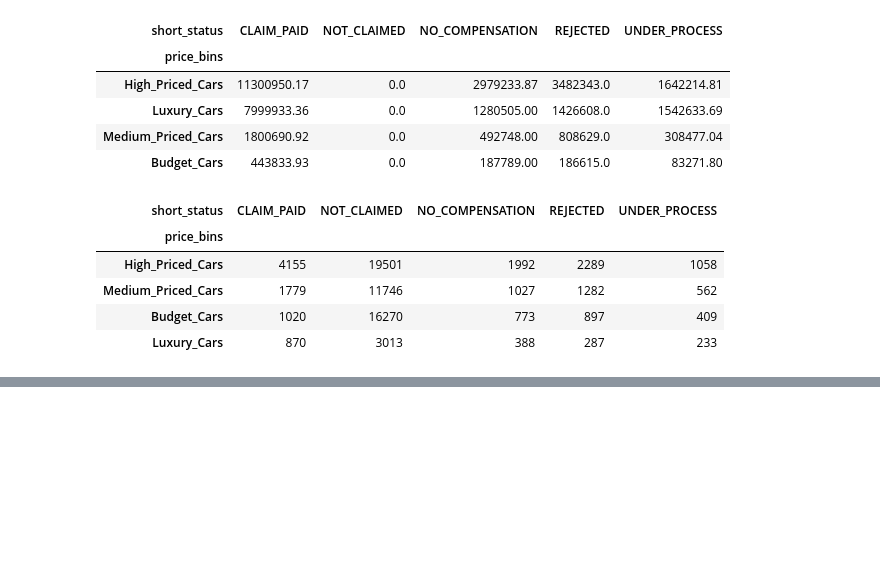
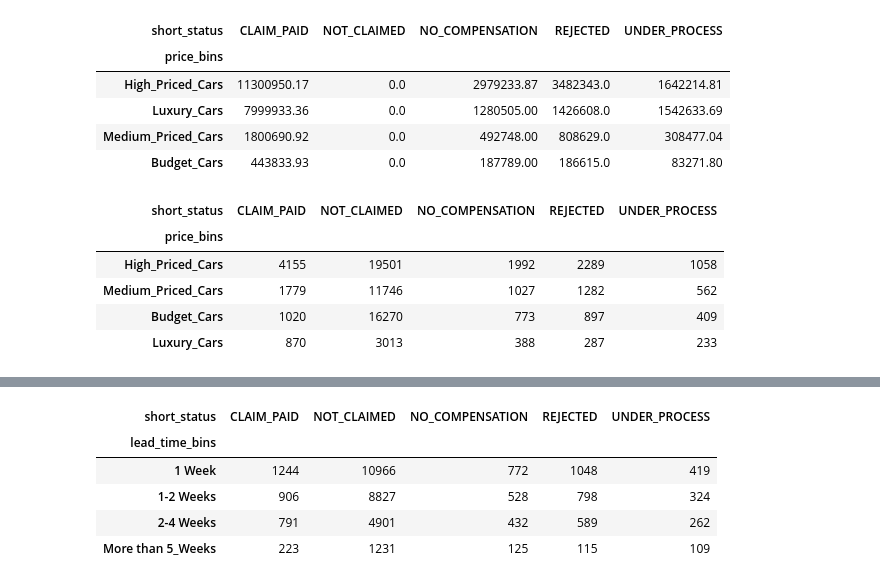
Before and after one commit to dileepsathyan/assignments, a Jupyter notebook: Vroom Virtusa/Vroom Virtusa Assignment.ipynb, the cells around one changed output, grey strips where cells are left out. Cells and saved outputs as stored; diff of their text form; code cells hidden in the pictures; blank space fills up the shorter version.

```diff
--- a/Vroom Virtusa/Vroom Virtusa Assignment.ipynb
+++ b/Vroom Virtusa/Vroom Virtusa Assignment.ipynb
@@ -1448,0 +1498,12 @@ wf_cnt_price.head(10)
+# %%
+wf_cnt_time = df_master.groupby(['lead_time_bins', 'short_status'])['car_id'].count().reset_index()
+wf_cnt_time = wf_cnt_time.pivot(index='lead_time_bins', columns='short_status', values='car_id')
+wf_cnt_time = wf_cnt_time.fillna(0).sort_values(by=['CLAIM_PAID', 'REJECTED'], ascending=False)
+wf_cnt_time.head(10)
+# %% [output]
+| short_status | CLAIM_PAID | NOT_CLAIMED | NO_COMPENSATION | REJECTED | UNDER_PROCESS |
+| lead_time_bins |  |  |  |  |  |
+| 1 Week | 1244 | 10966 | 772 | 1048 | 419 |
+| 1-2 Weeks | 906 | 8827 | 528 | 798 | 324 |
+| 2-4 Weeks | 791 | 4901 | 432 | 589 | 262 |
+| More than 5_Weeks | 223 | 1231 | 125 | 115 | 109 |
```
Also changed, not shown: parts of 7 cells of this notebook.
